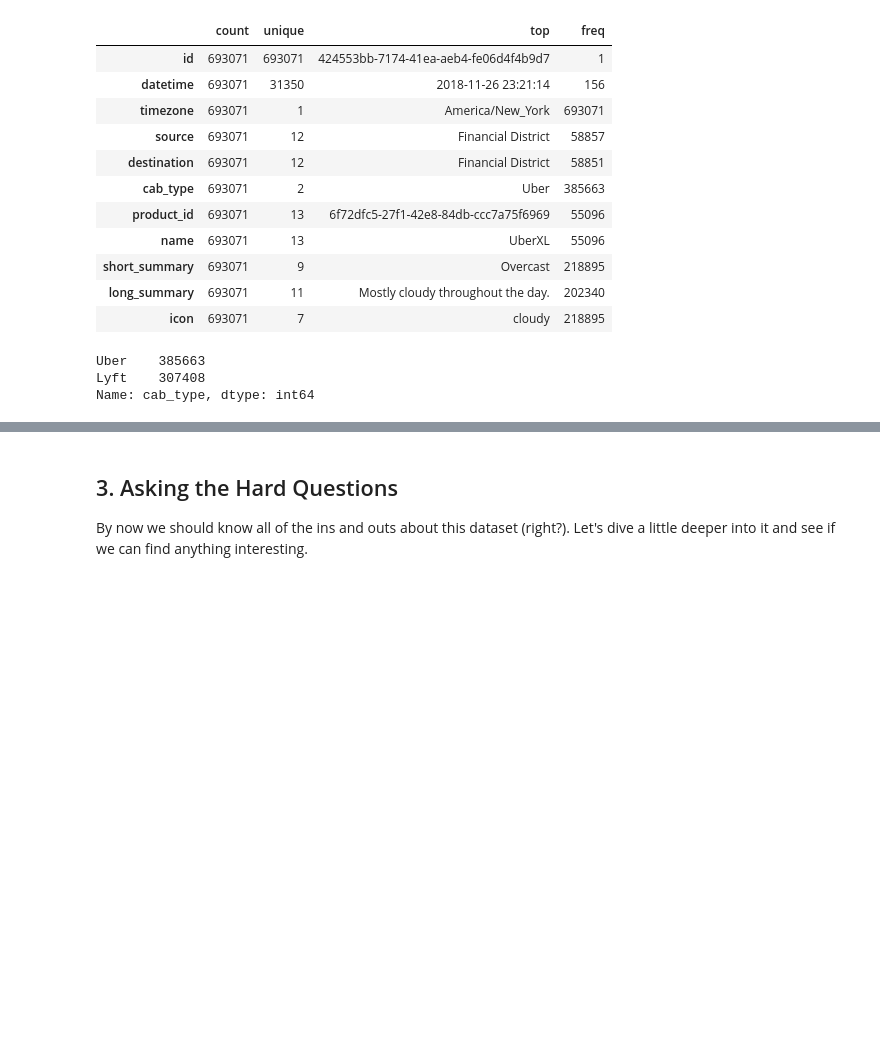
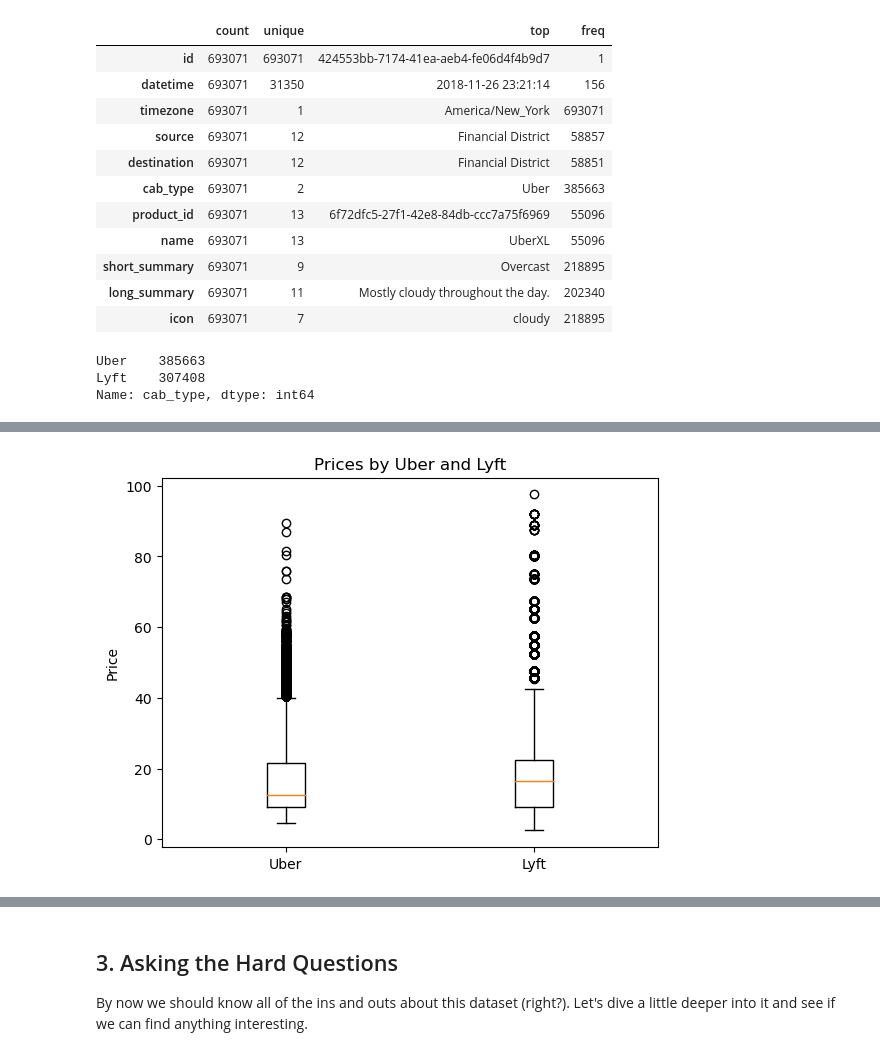
Before and after one commit to jumonlala/217_final_project, a Jupyter notebook: hw6.ipynb, the cells around one changed output, grey strips where cells are left out. Saved outputs shown, nothing was run; the diff lists cells and outputs as text; code cells hidden in the pictures; blank space fills up the shorter version.

```diff
--- a/hw6.ipynb
+++ b/hw6.ipynb
@@ -340,0 +273,7 @@ clean_data['datetime']
+# %%
+plt.boxplot([clean_data[clean_data['cab_type'] == 'Uber']['price'], clean_data[clean_data['cab_type'] == 'Lyft']['price']], labels = ['Uber', 'Lyft'])
+plt.title("Prices by Uber and Lyft")
+plt.ylabel("Price")
+plt.show()
+# %% [output]
+[figure, added]
```
Also changed, not shown: parts of 47 cells of this notebook.
